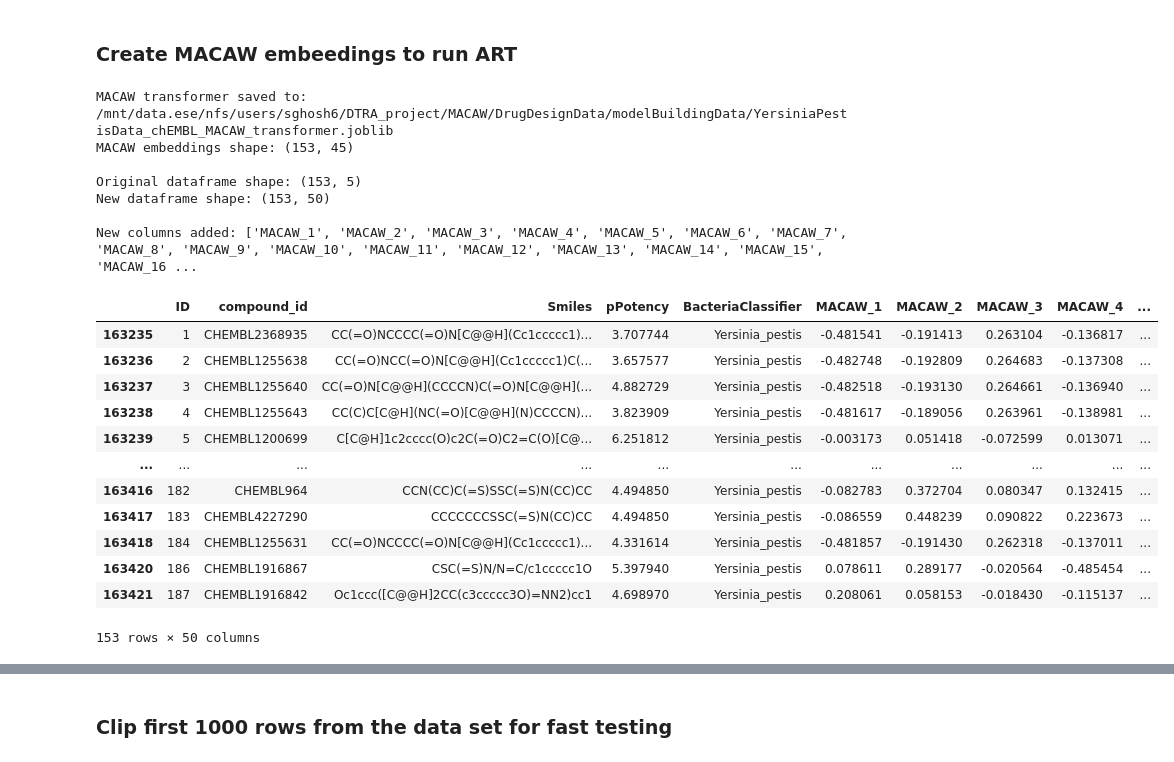
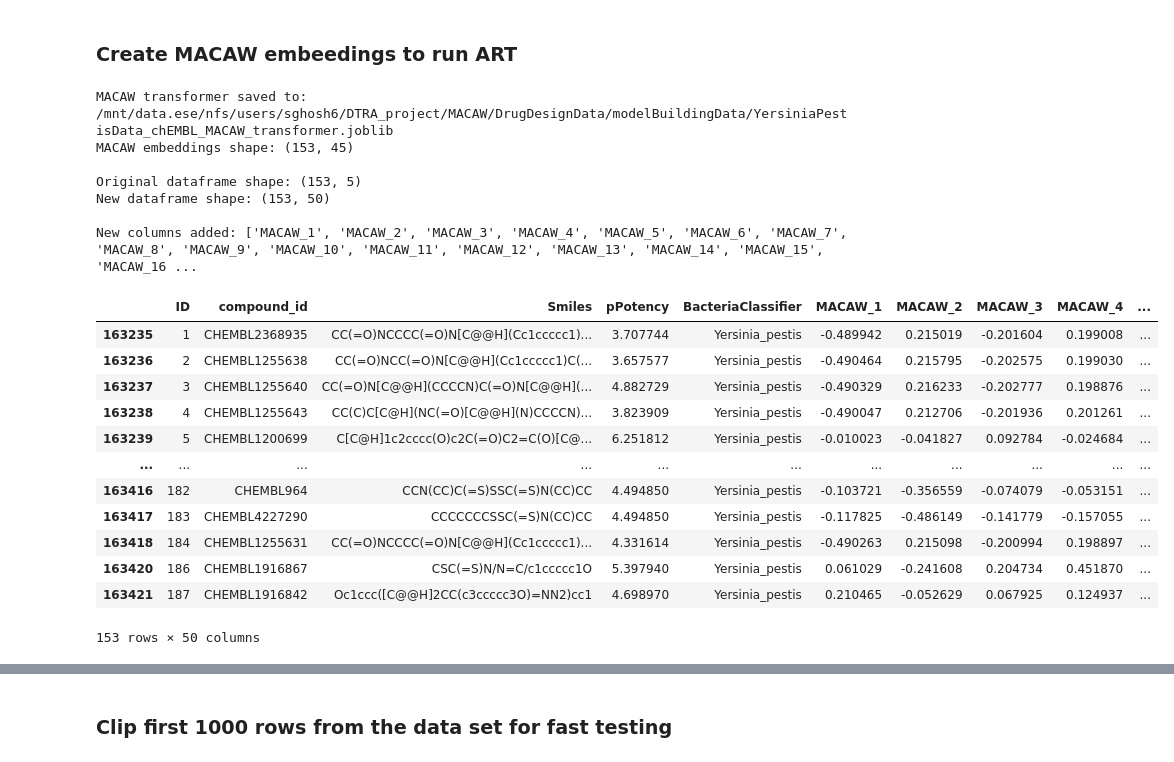
Before and after one commit to soumyadeepghosh35/DTRA_DrugDesign, a Jupyter notebook: DTRA_project_notebooks/Step3_MACAW_bacteria-YersiniaPestis.ipynb, the cells around one changed output, grey strips where cells are left out. Saved outputs shown, nothing was run; the diff lists cells and outputs as text; code cells hidden in the pictures.

```diff
--- a/DTRA_project_notebooks/Step3_MACAW_bacteria-YersiniaPestis.ipynb
+++ b/DTRA_project_notebooks/Step3_MACAW_bacteria-YersiniaPestis.ipynb
@@ -241,7 +241,7 @@ mcw = MACAW(
     type_fp='atompairs',
     metric='sokal',
     n_components=45,
-    n_landmarks=120,
+    n_landmarks=150,
     random_state=42
 )
 
@@ -259,44 +259,44 @@ macaw_embeddings = mcw.transform(YersiniaPestisData_chEMBL['Smiles'])
 
 print(f"MACAW embeddings shape: {macaw_embeddings.shape}")
 
 # ---------------------------
 # 2. CREATE DATAFRAME WITH EMBEDDINGS
 # ---------------------------
 # Convert embeddings to DataFrame with column names
 embedding_columns = [f'MACAW_{i+1}' for i in range(macaw_embeddings.shape[1])]
 macaw_df = pd.DataFrame(macaw_embeddings, columns=embedding_columns, index=YersiniaPestisData_chEMBL.index)
 
 # ---------------------------
 # 3. CONCATENATE WITH ORIGINAL DATAFRAME
 # ---------------------------
 YersiniaPestisData_chEMBL_wMACAW = pd.concat([YersiniaPestisData_chEMBL, macaw_df], axis=1)
 
 print(f"\nOriginal dataframe shape: {YersiniaPestisData_chEMBL.shape}")
 print(f"New dataframe shape: {YersiniaPestisData_chEMBL_wMACAW.shape}")
 print(f"\nNew columns added: {list(macaw_df.columns)}")
 
 # Display first few rows
 YersiniaPestisData_chEMBL_wMACAW
 # %% [output]
 MACAW transformer saved to: /mnt/data.ese/nfs/users/sghosh6/DTRA_project/MACAW/DrugDesignData/modelBuildingData/YersiniaPestisData_chEMBL_MACAW_transformer.joblib
 MACAW embeddings shape: (153, 45)
 
 Original dataframe shape: (153, 5)
 New dataframe shape: (153, 50)
 
 New columns added: ['MACAW_1', 'MACAW_2', 'MACAW_3', 'MACAW_4', 'MACAW_5', 'MACAW_6', 'MACAW_7', 'MACAW_8', 'MACAW_9', 'MACAW_10', 'MACAW_11', 'MACAW_12', 'MACAW_13', 'MACAW_14', 'MACAW_15', 'MACAW_16 ...
 |  | ID | compound_id | Smiles | pPotency | BacteriaClassifier | MACAW_1 | MACAW_2 | MACAW_3 | MACAW_4 | ... |
-| 163235 | 1 | CHEMBL2368935 | CC(=O)NCCCC(=O)N[C@@H](Cc1ccccc1)... | 3.707744 | Yersinia_pestis | -0.481541 | -0.191413 | 0.263104 | -0.136817 | ... |
-| 163236 | 2 | CHEMBL1255638 | CC(=O)NCC(=O)N[C@@H](Cc1ccccc1)C(... | 3.657577 | Yersinia_pestis | -0.482748 | -0.192809 | 0.264683 | -0.137308 | ... |
-| 163237 | 3 | CHEMBL1255640 | CC(=O)N[C@@H](CCCCN)C(=O)N[C@@H](... | 4.882729 | Yersinia_pestis | -0.482518 | -0.193130 | 0.264661 | -0.136940 | ... |
-| 163238 | 4 | CHEMBL1255643 | CC(C)C[C@H](NC(=O)[C@@H](N)CCCCN)... | 3.823909 | Yersinia_pestis | -0.481617 | -0.189056 | 0.263961 | -0.138981 | ... |
-| 163239 | 5 | CHEMBL1200699 | C[C@H]1c2cccc(O)c2C(=O)C2=C(O)[C@... | 6.251812 | Yersinia_pestis | -0.003173 | 0.051418 | -0.072599 | 0.013071 | ... |
+| 163235 | 1 | CHEMBL2368935 | CC(=O)NCCCC(=O)N[C@@H](Cc1ccccc1)... | 3.707744 | Yersinia_pestis | -0.489942 | 0.215019 | -0.201604 | 0.199008 | ... |
+| 163236 | 2 | CHEMBL1255638 | CC(=O)NCC(=O)N[C@@H](Cc1ccccc1)C(... | 3.657577 | Yersinia_pestis | -0.490464 | 0.215795 | -0.202575 | 0.199030 | ... |
+| 163237 | 3 | CHEMBL1255640 | CC(=O)N[C@@H](CCCCN)C(=O)N[C@@H](... | 4.882729 | Yersinia_pestis | -0.490329 | 0.216233 | -0.202777 | 0.198876 | ... |
+| 163238 | 4 | CHEMBL1255643 | CC(C)C[C@H](NC(=O)[C@@H](N)CCCCN)... | 3.823909 | Yersinia_pestis | -0.490047 | 0.212706 | -0.201936 | 0.201261 | ... |
+| 163239 | 5 | CHEMBL1200699 | C[C@H]1c2cccc(O)c2C(=O)C2=C(O)[C@... | 6.251812 | Yersinia_pestis | -0.010023 | -0.041827 | 0.092784 | -0.024684 | ... |
 | ... | ... | ... | ... | ... | ... | ... | ... | ... | ... | ... |
-| 163416 | 182 | CHEMBL964 | CCN(CC)C(=S)SSC(=S)N(CC)CC | 4.494850 | Yersinia_pestis | -0.082783 | 0.372704 | 0.080347 | 0.132415 | ... |
-| 163417 | 183 | CHEMBL4227290 | CCCCCCCSSC(=S)N(CC)CC | 4.494850 | Yersinia_pestis | -0.086559 | 0.448239 | 0.090822 | 0.223673 | ... |
-| 163418 | 184 | CHEMBL1255631 | CC(=O)NCCCC(=O)N[C@@H](Cc1ccccc1)... | 4.331614 | Yersinia_pestis | -0.481857 | -0.191430 | 0.262318 | -0.137011 | ... |
-| 163420 | 186 | CHEMBL1916867 | CSC(=S)N/N=C/c1ccccc1O | 5.397940 | Yersinia_pestis | 0.078611 | 0.289177 | -0.020564 | -0.485454 | ... |
-| 163421 | 187 | CHEMBL1916842 | Oc1ccc([C@@H]2CC(c3ccccc3O)=NN2)cc1 | 4.698970 | Yersinia_pestis | 0.208061 | 0.058153 | -0.018430 | -0.115137 | ... |
+| 163416 | 182 | CHEMBL964 | CCN(CC)C(=S)SSC(=S)N(CC)CC | 4.494850 | Yersinia_pestis | -0.103721 | -0.356559 | -0.074079 | -0.053151 | ... |
+| 163417 | 183 | CHEMBL4227290 | CCCCCCCSSC(=S)N(CC)CC | 4.494850 | Yersinia_pestis | -0.117825 | -0.486149 | -0.141779 | -0.157055 | ... |
+| 163418 | 184 | CHEMBL1255631 | CC(=O)NCCCC(=O)N[C@@H](Cc1ccccc1)... | 4.331614 | Yersinia_pestis | -0.490263 | 0.215098 | -0.200994 | 0.198897 | ... |
+| 163420 | 186 | CHEMBL1916867 | CSC(=S)N/N=C/c1ccccc1O | 5.397940 | Yersinia_pestis | 0.061029 | -0.241608 | 0.204734 | 0.451870 | ... |
+| 163421 | 187 | CHEMBL1916842 | Oc1ccc([C@@H]2CC(c3ccccc3O)=NN2)cc1 | 4.698970 | Yersinia_pestis | 0.210465 | -0.052629 | 0.067925 | 0.124937 | ... |
 153 rows × 50 columns
 # %%
 YersiniaPestisData_chEMBL_wMACAW.to_csv(os.path.join(modelBuildingDataDir, "YersiniaPestisData_chEMBL_wMACAW.csv"), index=False)
```
Also changed, not shown: parts of 4 cells of this notebook, 5 other files.
